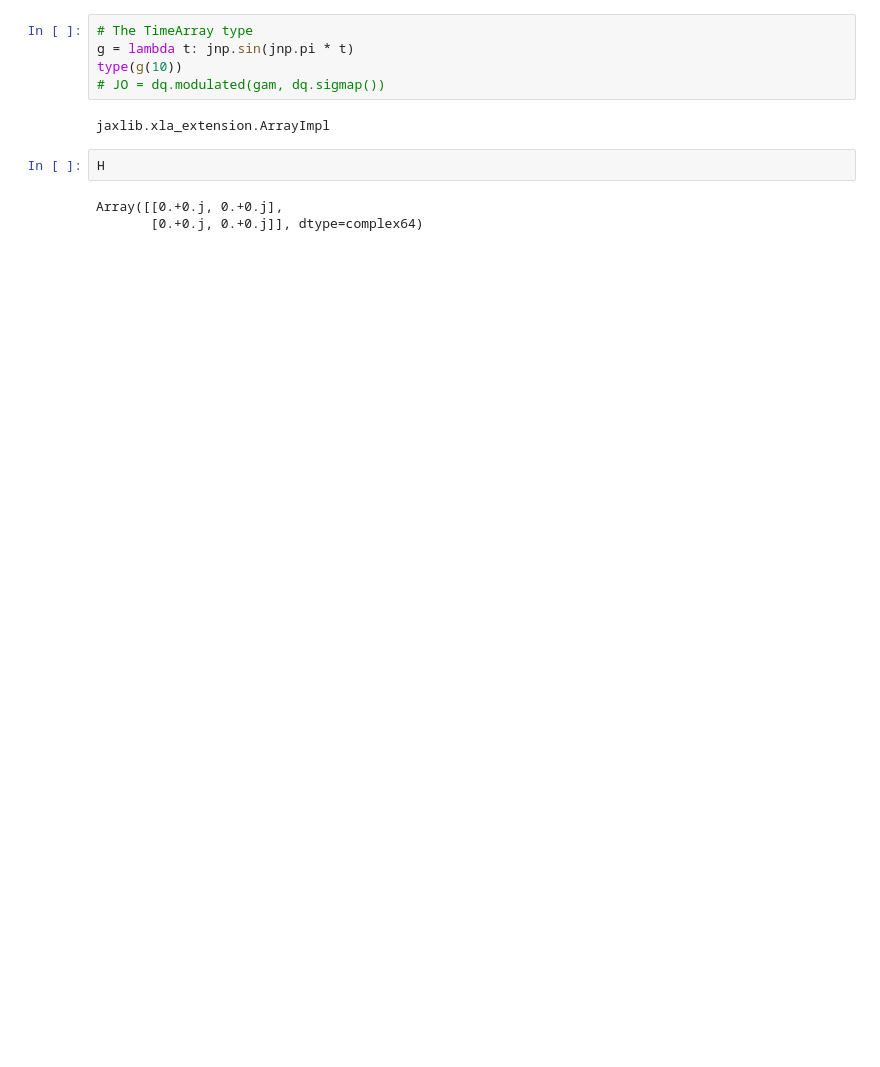
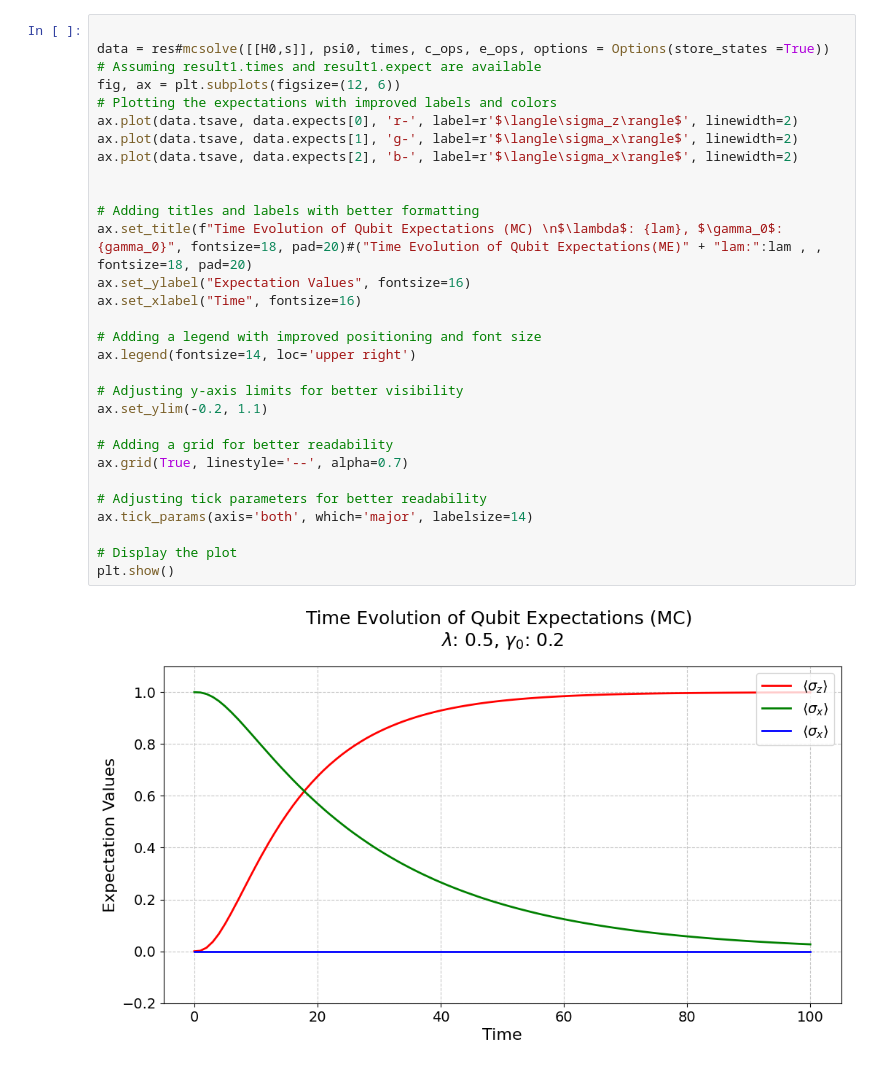
Before and after one commit to harishaseebat92/Non-Markovian-Solver, a Jupyter notebook: Notebooks/Non-Markovian Solvers/dynamicq.ipynb, the cells around one changed output. Cells and saved outputs as stored; diff of their text form; blank space fills up the shorter version.

```diff
--- a/Notebooks/Non-Markovian Solvers/dynamicq.ipynb
+++ b/Notebooks/Non-Markovian Solvers/dynamicq.ipynb
@@ -93,12 +130,32 @@ exp_ops = [dq.sigmaz(),dq.sigmax()]  # expectation value of sigma_z, sigma_x
-# %%
-# The TimeArray type
-g = lambda t: jnp.sin(jnp.pi * t)
-type(g(10))
-# JO = dq.modulated(gam, dq.sigmap())
-# %% [output]
-jaxlib.xla_extension.ArrayImpl
-# %%
-H
-# %% [output]
-Array([[0.+0.j, 0.+0.j],
-       [0.+0.j, 0.+0.j]], dtype=complex64)
+# %%
+
+data = res#mcsolve([[H0,s]], psi0, times, c_ops, e_ops, options = Options(store_states =True))
+# Assuming result1.times and result1.expect are available
+fig, ax = plt.subplots(figsize=(12, 6))
+# Plotting the expectations with improved labels and colors
+ax.plot(data.tsave, data.expects[0], 'r-', label=r'$\langle\sigma_z\rangle$', linewidth=2)
+ax.plot(data.tsave, data.expects[1], 'g-', label=r'$\langle\sigma_x\rangle$', linewidth=2)
+ax.plot(data.tsave, data.expects[2], 'b-', label=r'$\langle\sigma_x\rangle$', linewidth=2)
+
+
+# Adding titles and labels with better formatting
+ax.set_title(f"Time Evolution of Qubit Expectations (MC) \n$\lambda$: {lam}, $\gamma_0$: {gamma_0}", fontsize=18, pad=20)#("Time Evolution of Qubit Expectations(ME)" + "lam:":lam , , fontsize=18, pad=20)
+ax.set_ylabel("Expectation Values", fontsize=16)
+ax.set_xlabel("Time", fontsize=16)
+
+# Adding a legend with improved positioning and font size
+ax.legend(fontsize=14, loc='upper right')
+
+# Adjusting y-axis limits for better visibility
+ax.set_ylim(-0.2, 1.1)
+
+# Adding a grid for better readability
+ax.grid(True, linestyle='--', alpha=0.7)
+
+# Adjusting tick parameters for better readability
+ax.tick_params(axis='both', which='major', labelsize=14)
+
+# Display the plot
+plt.show()
+# %% [output]
+[figure, added]
```
Also changed, not shown: parts of 5 cells of this notebook.
